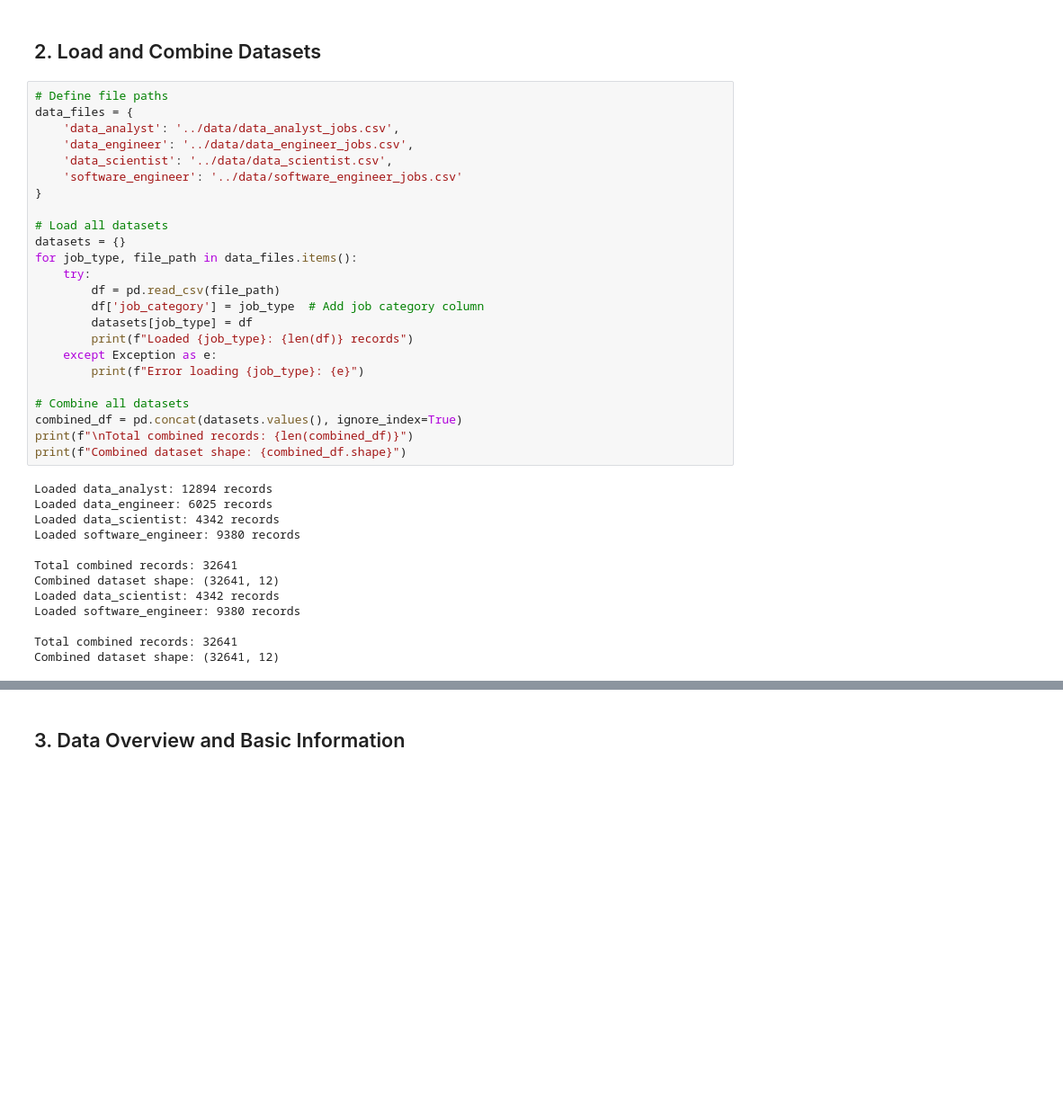
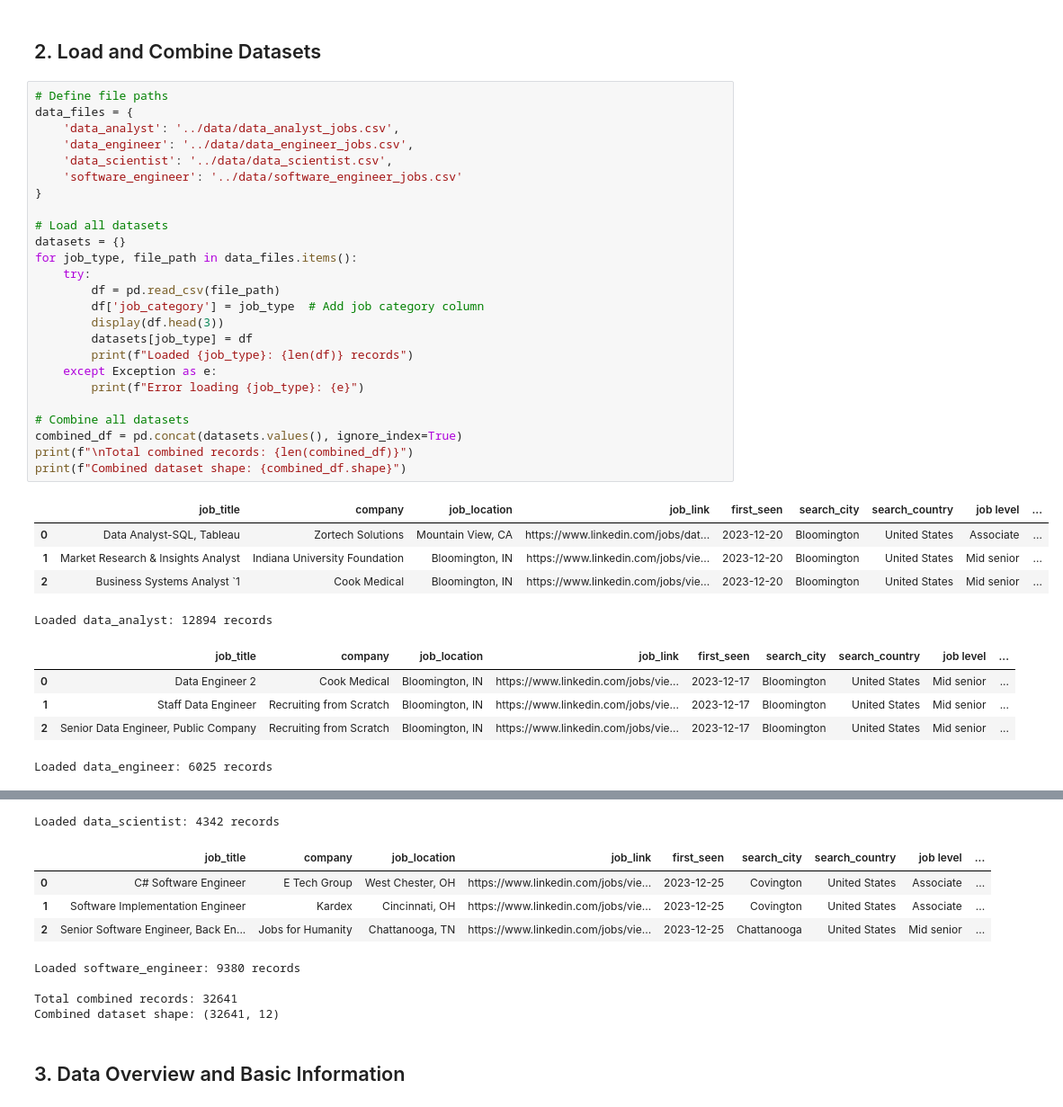
Before and after one commit to gururaser/RoleRadar, a Jupyter notebook: notebook/eda.ipynb, the cells around one changed output, grey strips where cells are left out. Shown at 90% size. Cells and saved outputs as stored; diff of their text form; blank space fills up the shorter version.

```diff
--- a/notebook/eda.ipynb
+++ b/notebook/eda.ipynb
@@ -64,37 +64,36 @@ pd.set_option('display.max_rows', 100)
 # %%
 # Define file paths
 data_files = {
     'data_analyst': '../data/data_analyst_jobs.csv',
     'data_engineer': '../data/data_engineer_jobs.csv',
     'data_scientist': '../data/data_scientist.csv',
     'software_engineer': '../data/software_engineer_jobs.csv'
 }
 
 # Load all datasets
 datasets = {}
 for job_type, file_path in data_files.items():
     try:
         df = pd.read_csv(file_path)
         df['job_category'] = job_type  # Add job category column
+        display(df.head(3))
         datasets[job_type] = df
         print(f"Loaded {job_type}: {len(df)} records")
     except Exception as e:
         print(f"Error loading {job_type}: {e}")
 
 # Combine all datasets
 combined_df = pd.concat(datasets.values(), ignore_index=True)
 print(f"\nTotal combined records: {len(combined_df)}")
 print(f"Combined dataset shape: {combined_df.shape}")
 # %% [output]
+|  | job_title | company | job_location | job_link | first_seen | search_city | search_country | job level | ... |
+| 0 | Data Analyst-SQL, Tableau | Zortech Solutions | Mountain View, CA | https://www.linkedin.com/jobs/dat... | 2023-12-20 | Bloomington | United States | Associate | ... |
+| 1 | Market Research & Insights Analyst | Indiana University Foundation | Bloomington, IN | https://www.linkedin.com/jobs/vie... | 2023-12-20 | Bloomington | United States | Mid senior | ... |
+| 2 | Business Systems Analyst `1 | Cook Medical | Bloomington, IN | https://www.linkedin.com/jobs/vie... | 2023-12-20 | Bloomington | United States | Mid senior | ... |
 Loaded data_analyst: 12894 records
-Loaded data_engineer: 6025 records
-Loaded data_scientist: 4342 records
-Loaded software_engineer: 9380 records
-
-Total combined records: 32641
-Combined dataset shape: (32641, 12)
-Loaded data_scientist: 4342 records
-Loaded software_engineer: 9380 records
-
-Total combined records: 32641
-Combined dataset shape: (32641, 12)
+|  | job_title | company | job_location | job_link | first_seen | search_city | search_country | job level | ... |
+| 0 | Data Engineer 2 | Cook Medical | Bloomington, IN | https://www.linkedin.com/jobs/vie... | 2023-12-17 | Bloomington | United States | Mid senior | ... |
+| 1 | Staff Data Engineer | Recruiting from Scratch | Bloomington, IN | https://www.linkedin.com/jobs/vie... | 2023-12-17 | Bloomington | United States | Mid senior | ... |
+| 2 | Senior Data Engineer, Public Company | Recruiting from Scratch | Bloomington, IN | https://www.linkedin.com/jobs/vie... | 2023-12-17 | Bloomington | United States | Mid senior | ... |
+Loaded data_engineer: 6025 records
@@ -101,3 +104,12 @@ Combined dataset shape: (32641, 12)
+Loaded data_scientist: 4342 records
+|  | job_title | company | job_location | job_link | first_seen | search_city | search_country | job level | ... |
+| 0 | C# Software Engineer | E Tech Group | West Chester, OH | https://www.linkedin.com/jobs/vie... | 2023-12-25 | Covington | United States | Associate | ... |
+| 1 | Software Implementation Engineer | Kardex | Cincinnati, OH | https://www.linkedin.com/jobs/vie... | 2023-12-25 | Covington | United States | Associate | ... |
+| 2 | Senior Software Engineer, Back En... | Jobs for Humanity | Chattanooga, TN | https://www.linkedin.com/jobs/vie... | 2023-12-25 | Chattanooga | United States | Mid senior | ... |
+Loaded software_engineer: 9380 records
+
+Total combined records: 32641
+Combined dataset shape: (32641, 12)
 # %% [markdown]
 ## 3. Data Overview and Basic Information
 # %%
```
Also changed, not shown: parts of 4 cells of this notebook, 1 other file.
